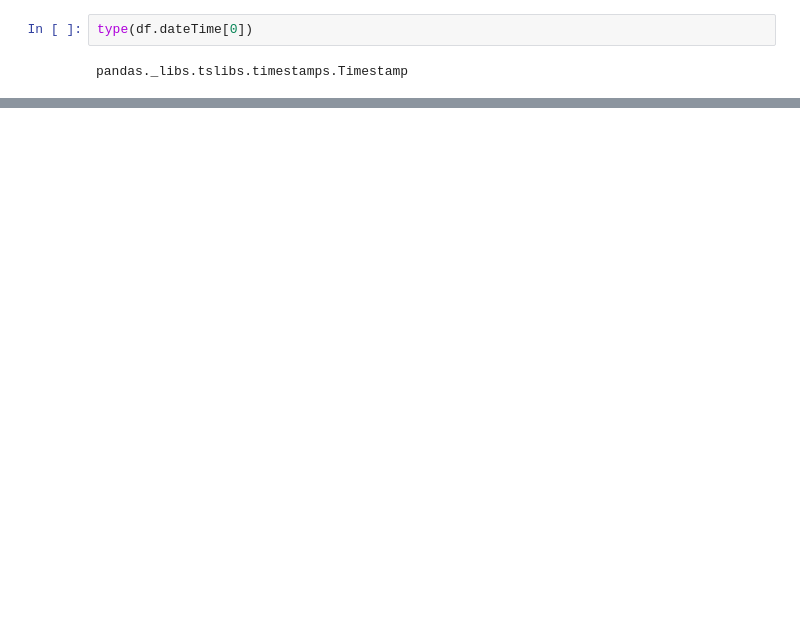
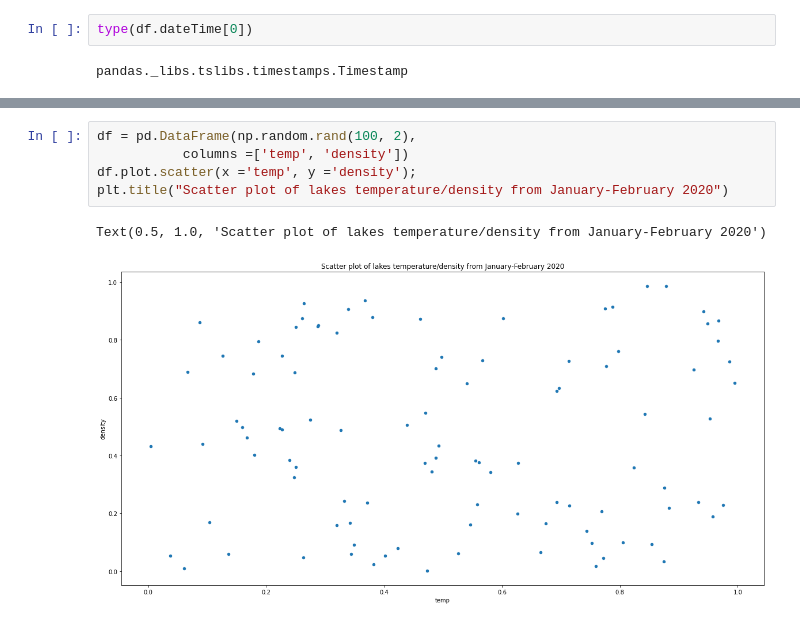
Before and after one commit to gsasvary/data_project_, a Jupyter notebook: Bushfire_Impact_Water_Data.ipynb, the cells around one changed output, grey strips where cells are left out. Drawn from its saved outputs; the diff is of its cells as text; blank space fills up the shorter version.

```diff
--- a/Bushfire_Impact_Water_Data.ipynb
+++ b/Bushfire_Impact_Water_Data.ipynb
@@ -96,0 +159,8 @@ Tuross River (2643, 9)
+# %%
+df = pd.DataFrame(np.random.rand(100, 2),
+           columns =['temp', 'density'])
+df.plot.scatter(x ='temp', y ='density');
+plt.title("Scatter plot of lakes temperature/density from January-February 2020")
+# %% [output]
+Text(0.5, 1.0, 'Scatter plot of lakes temperature/density from January-February 2020')
+[figure, added]
```
Also changed, not shown: parts of 26 cells of this notebook.
